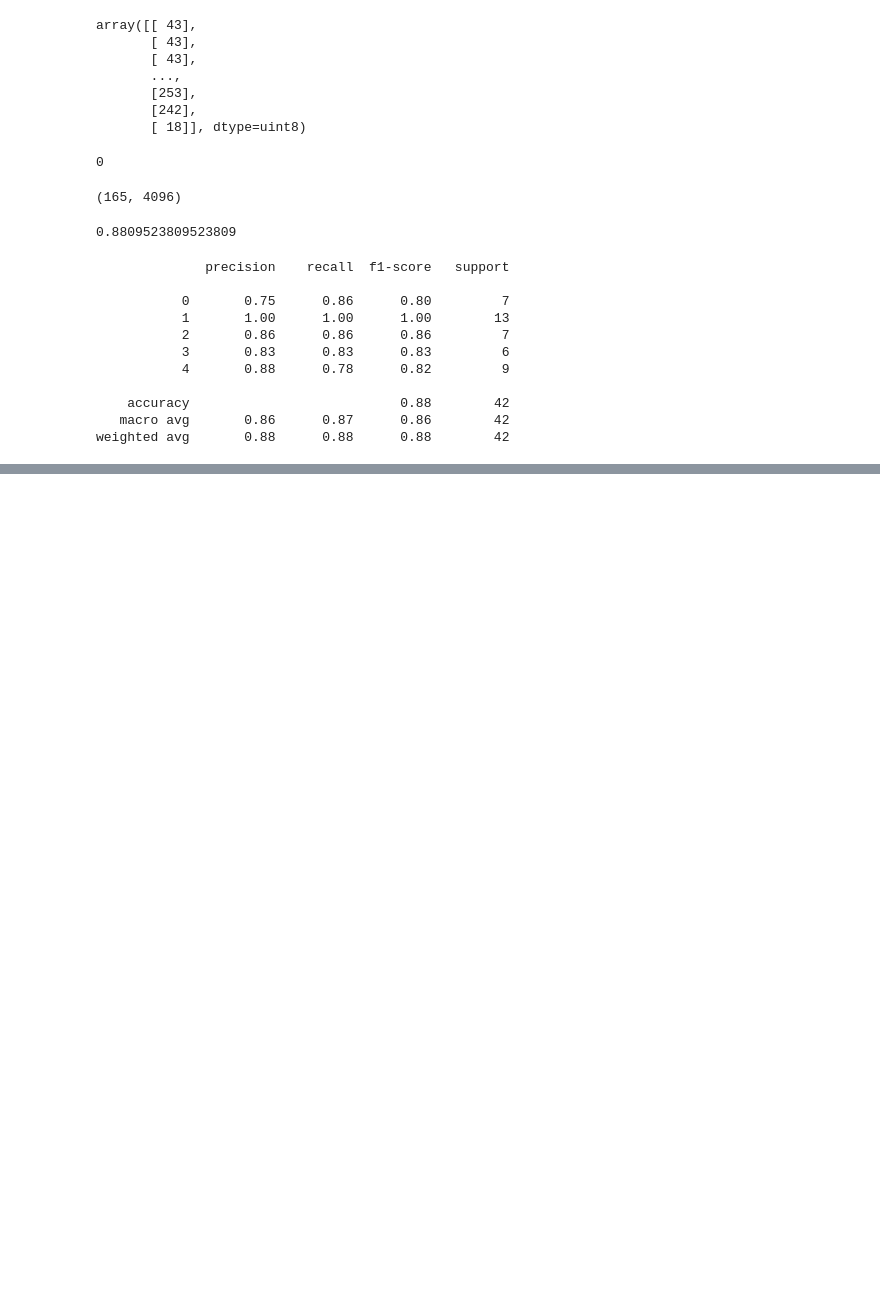
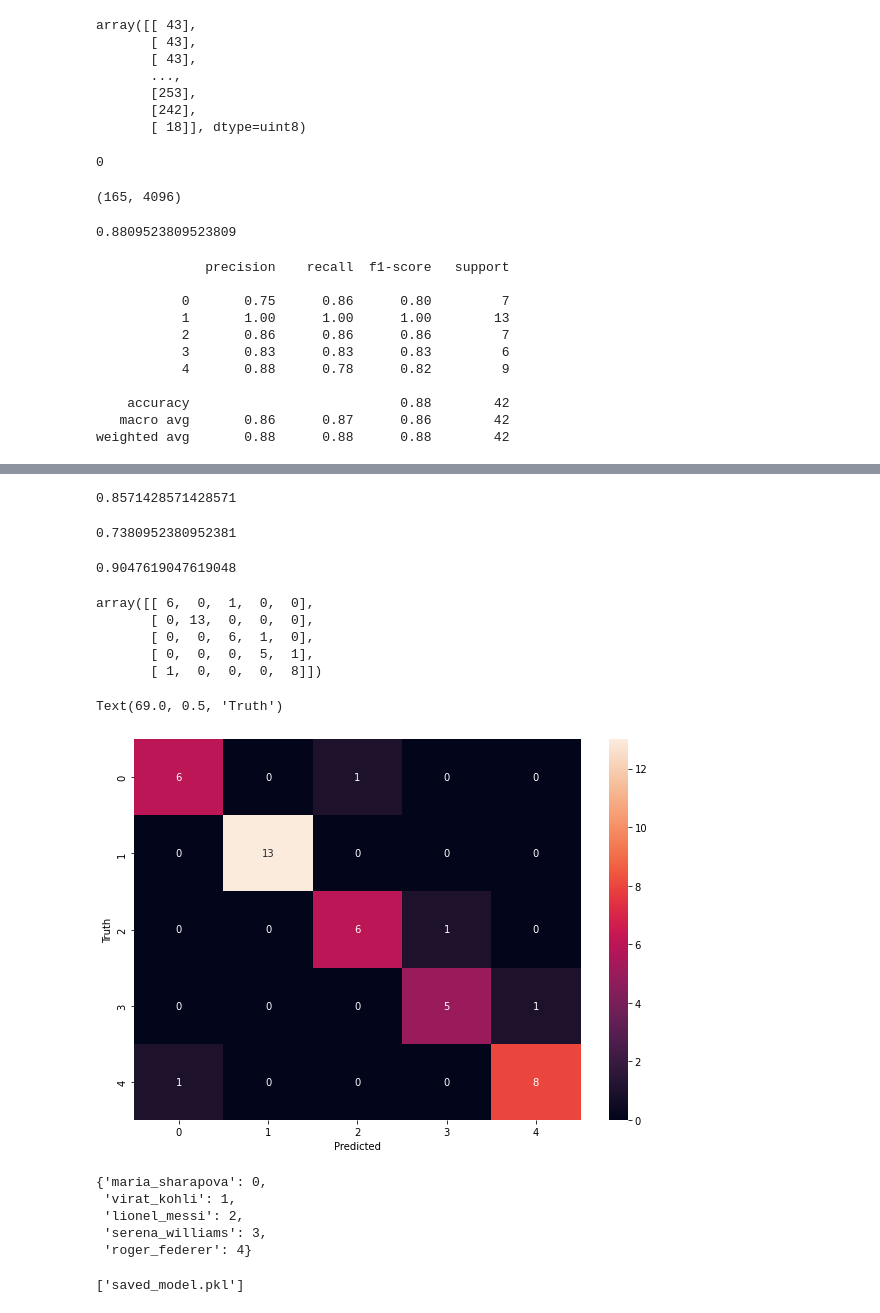
Before and after one commit to ShamimurRahmanShuvo/Celebrity_Image_Classification, a Jupyter notebook: Model/image_Classifier.ipynb, the cells around one changed output, grey strips where cells are left out. Saved outputs shown, nothing was run; the diff lists cells and outputs as text; code cells hidden in the pictures; blank space fills up the shorter version.

Commit message:
Choosing and saving the best model along with the class dictionary

```diff
--- a/Model/image_Classifier.ipynb
+++ b/Model/image_Classifier.ipynb
@@ -299,0 +331,20 @@ weighted avg       0.88      0.88      0.88        42
+# %%
+# Finding the best score for each model with their parameters
+
+import pandas as pd
+
+scores = []
+best_estimators = {}
+for algo, mp in model_params.items():
+    pipe = make_pipeline(StandardScaler(), mp['model'])
+    clf = GridSearchCV(pipe, mp['params'], cv = 5, return_train_score = False)
+    clf.fit(X_train, y_train)
+    scores.append({
+        'model' : algo,
+        'best_score' : clf.best_score_,
+        'best_params' : clf.best_params_
+    })
+    best_estimators[algo] = clf.best_estimator_
+
+df = pd.DataFrame(scores, columns = ['model', 'best_score', 'best_params'])
+df
@@ -299,0 +368,51 @@ weighted avg       0.88      0.88      0.88        42
+# %%
+best_estimators['svm'].score(X_test, y_test)
+# %% [output]
+0.8571428571428571
+# %%
+best_estimators['random_forest'].score(X_test, y_test)
+# %% [output]
+0.7380952380952381
+# %%
+best_estimators['logistic_regression'].score(X_test, y_test)
+# %% [output]
+0.9047619047619048
+# %%
+best_clf = best_estimators['logistic_regression']
+# %%
+# Classification report for best estimator
+from sklearn.metrics import confusion_matrix
+cm = confusion_matrix(y_test, best_clf.predict(X_test))
+cm
+# %% [output]
+array([[ 6,  0,  1,  0,  0],
+       [ 0, 13,  0,  0,  0],
+       [ 0,  0,  6,  1,  0],
+       [ 0,  0,  0,  5,  1],
+       [ 1,  0,  0,  0,  8]])
+# %%
+# Show the confusion matrix using seaborn heatmap
+
+import seaborn as sn
+plt.figure(figsize = (10, 7))
+sn.heatmap(cm, annot = True)
+plt.xlabel('Predicted')
+plt.ylabel('Truth')
+# %% [output]
+Text(69.0, 0.5, 'Truth')
+[figure, added]
+# %%
+class_dict
+# %% [output]
+{'maria_sharapova': 0,
+ 'virat_kohli': 1,
+ 'lionel_messi': 2,
+ 'serena_williams': 3,
+ 'roger_federer': 4}
+# %%
+# Save the trained model
+
+import joblib
+joblib.dump(best_clf, 'saved_model.pkl')
+# %% [output]
+['saved_model.pkl']
```
Also changed, not shown: parts of 5 cells of this notebook, 2 other files.
